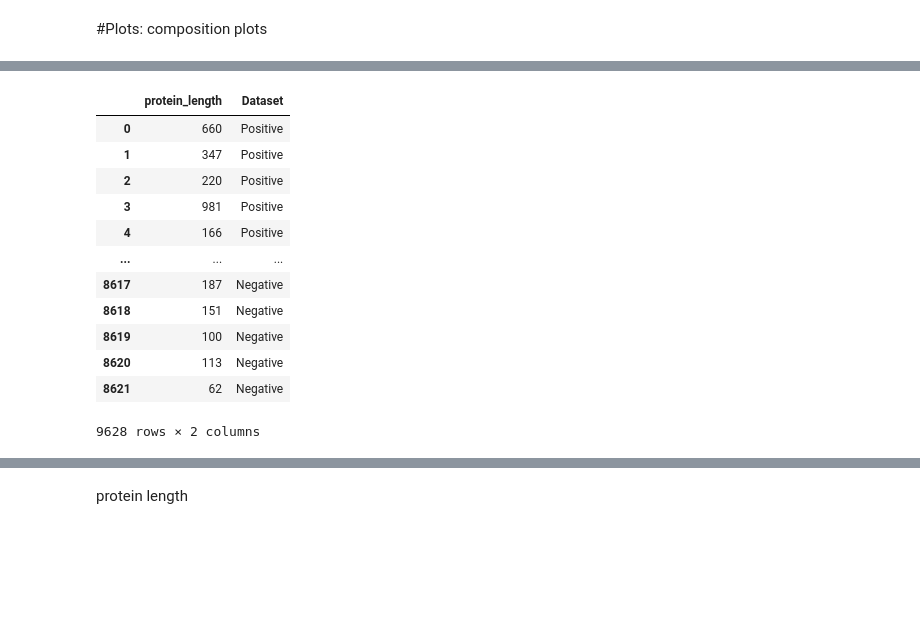
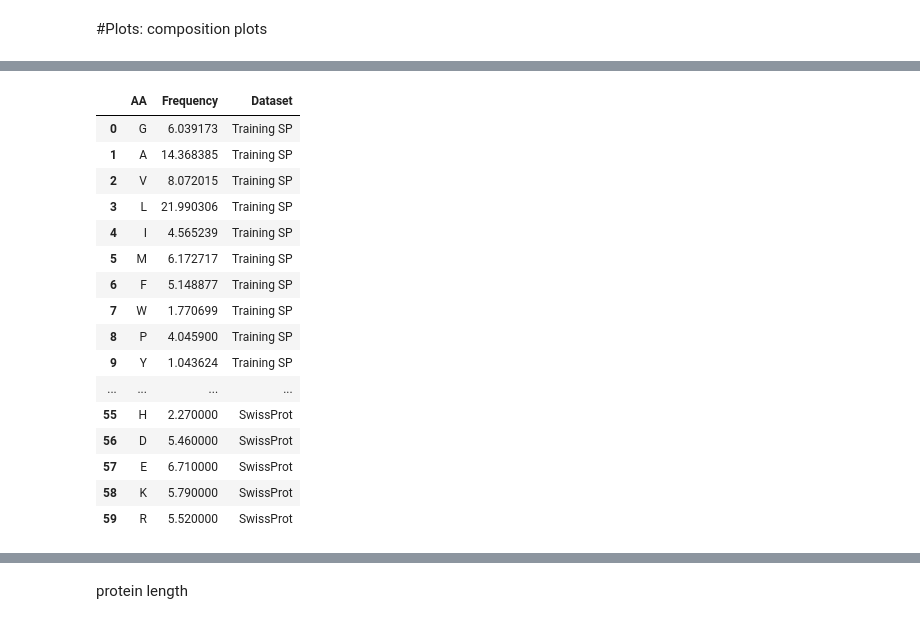
Before and after one commit to sajjadrezvani/SigPep-LB2, a Jupyter notebook: notebooks/Data_Analysis_Only.ipynb, the cells around one changed output, grey strips where cells are left out. Saved outputs shown, nothing was run; the diff lists cells and outputs as text; code cells hidden in the pictures; blank space fills up the shorter version.

```diff
--- a/notebooks/Data_Analysis_Only.ipynb
+++ b/notebooks/Data_Analysis_Only.ipynb
@@ -220,22 +246,26 @@ train_sp
 # %%
 composition_data = pd.concat([
     composition(train_sp, "Training SP"),
     composition(bench_sp, "Benchmark SP"),
-    composition(swissprot_sp, "SwissProt SP")
-])
+    swissprot_df
+], ignore_index=True)
+
+composition_data
+# %% [output]
+|  | AA | Frequency | Dataset |
+| 0 | G | 6.039173 | Training SP |
+| 1 | A | 14.368385 | Training SP |
+| 2 | V | 8.072015 | Training SP |
+| 3 | L | 21.990306 | Training SP |
+| 4 | I | 4.565239 | Training SP |
+| 5 | M | 6.172717 | Training SP |
+| 6 | F | 5.148877 | Training SP |
+| 7 | W | 1.770699 | Training SP |
+| 8 | P | 4.045900 | Training SP |
+| 9 | Y | 1.043624 | Training SP |
+| ... | ... | ... | ... |
+| 55 | H | 2.270000 | SwissProt |
+| 56 | D | 5.460000 | SwissProt |
+| 57 | E | 6.710000 | SwissProt |
+| 58 | K | 5.790000 | SwissProt |
+| 59 | R | 5.520000 | SwissProt |
-# %%
-plot_data
-# %% [output]
-|  | protein_length | Dataset |
-| 0 | 660 | Positive |
-| 1 | 347 | Positive |
-| 2 | 220 | Positive |
-| 3 | 981 | Positive |
-| 4 | 166 | Positive |
-| ... | ... | ... |
-| 8617 | 187 | Negative |
-| 8618 | 151 | Negative |
-| 8619 | 100 | Negative |
-| 8620 | 113 | Negative |
-| 8621 | 62 | Negative |
-9628 rows × 2 columns
```
Also changed, not shown: parts of 10 cells of this notebook.
